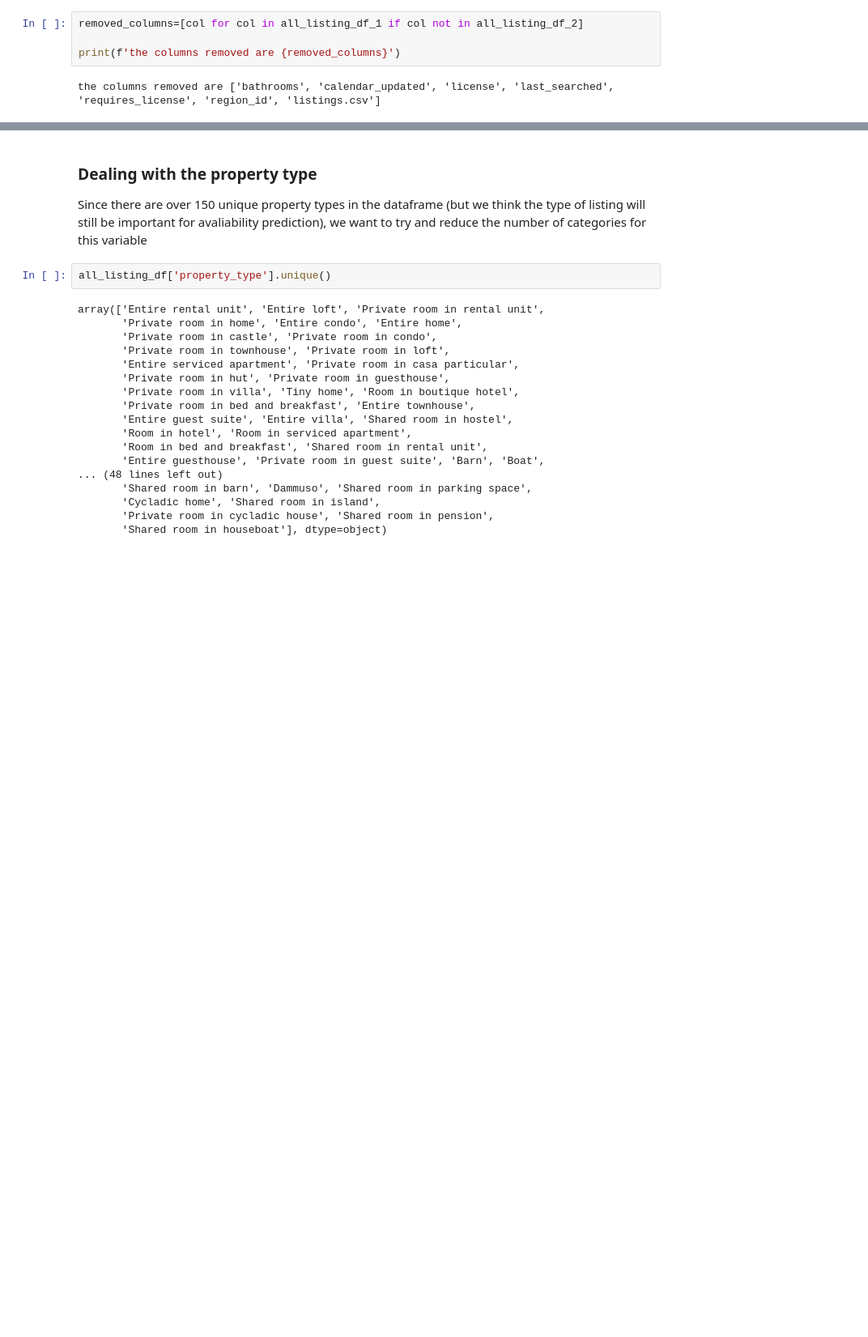
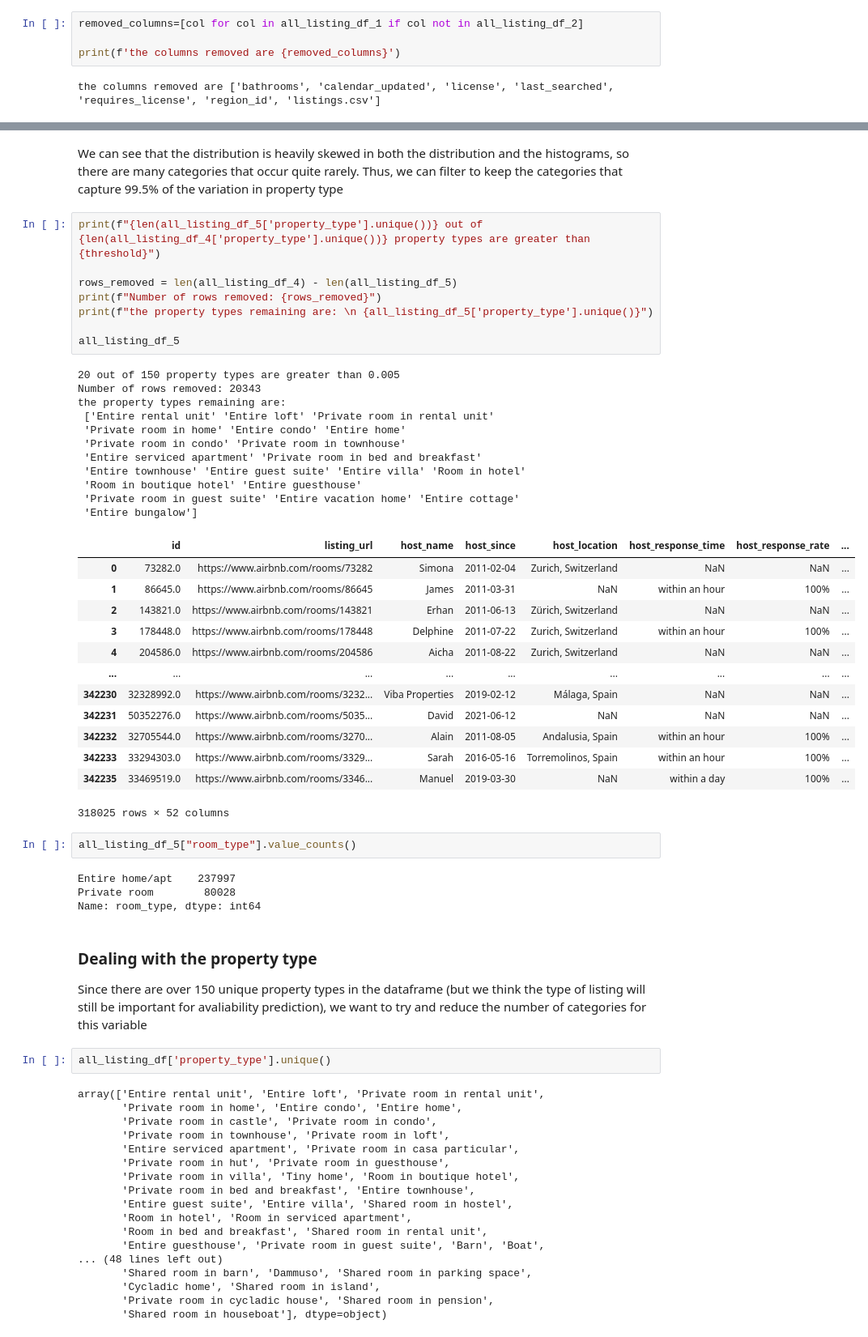
Before and after one commit to chidima-asika/touristic-properties-analysis, a Jupyter notebook: the_code.ipynb, the cells around one changed output, grey strips where cells are left out. Shown at 81% size. Cells and saved outputs as stored; diff of their text form; blank space fills up the shorter version.

```diff
--- a/the_code.ipynb
+++ b/the_code.ipynb
@@ -290,3 +261,44 @@ print(null_counts_df[null_counts_df["Null Flag"] == True])
+# %% [markdown]
+We can see that the distribution is heavily skewed in both the distribution and the histograms, so there are many categories that occur quite rarely. Thus, we can filter to keep the categories that capture 99.5% of the variation in property type
+# %%
+print(f"{len(all_listing_df_5['property_type'].unique())} out of {len(all_listing_df_4['property_type'].unique())} property types are greater than {threshold}")
+
+rows_removed = len(all_listing_df_4) - len(all_listing_df_5)
+print(f"Number of rows removed: {rows_removed}")
+print(f"the property types remaining are: \n {all_listing_df_5['property_type'].unique()}")
+
+all_listing_df_5
+# %% [output]
+20 out of 150 property types are greater than 0.005
+Number of rows removed: 20343
+the property types remaining are:
+ ['Entire rental unit' 'Entire loft' 'Private room in rental unit'
+ 'Private room in home' 'Entire condo' 'Entire home'
+ 'Private room in condo' 'Private room in townhouse'
+ 'Entire serviced apartment' 'Private room in bed and breakfast'
+ 'Entire townhouse' 'Entire guest suite' 'Entire villa' 'Room in hotel'
+ 'Room in boutique hotel' 'Entire guesthouse'
+ 'Private room in guest suite' 'Entire vacation home' 'Entire cottage'
+ 'Entire bungalow']
+|  | id | listing_url | host_name | host_since | host_location | host_response_time | host_response_rate | ... |
+| 0 | 73282.0 | https://www.airbnb.com/rooms/73282 | Simona | 2011-02-04 | Zurich, Switzerland | NaN | NaN | ... |
+| 1 | 86645.0 | https://www.airbnb.com/rooms/86645 | James | 2011-03-31 | NaN | within an hour | 100% | ... |
+| 2 | 143821.0 | https://www.airbnb.com/rooms/143821 | Erhan | 2011-06-13 | Zürich, Switzerland | NaN | NaN | ... |
+| 3 | 178448.0 | https://www.airbnb.com/rooms/178448 | Delphine | 2011-07-22 | Zurich, Switzerland | within an hour | 100% | ... |
+| 4 | 204586.0 | https://www.airbnb.com/rooms/204586 | Aicha | 2011-08-22 | Zurich, Switzerland | NaN | NaN | ... |
+| ... | ... | ... | ... | ... | ... | ... | ... | ... |
+| 342230 | 32328992.0 | https://www.airbnb.com/rooms/3232... | Viba Properties | 2019-02-12 | Málaga, Spain | NaN | NaN | ... |
+| 342231 | 50352276.0 | https://www.airbnb.com/rooms/5035... | David | 2021-06-12 | NaN | NaN | NaN | ... |
+| 342232 | 32705544.0 | https://www.airbnb.com/rooms/3270... | Alain | 2011-08-05 | Andalusia, Spain | within an hour | 100% | ... |
+| 342233 | 33294303.0 | https://www.airbnb.com/rooms/3329... | Sarah | 2016-05-16 | Torremolinos, Spain | within an hour | 100% | ... |
+| 342235 | 33469519.0 | https://www.airbnb.com/rooms/3346... | Manuel | 2019-03-30 | NaN | within a day | 100% | ... |
+318025 rows × 52 columns
+# %%
+all_listing_df_5["room_type"].value_counts()
+# %% [output]
+Entire home/apt    237997
+Private room        80028
+Name: room_type, dtype: int64
 # %% [markdown]
 ### Dealing with the property type
 
```
Also changed, not shown: parts of 18 cells of this notebook.
